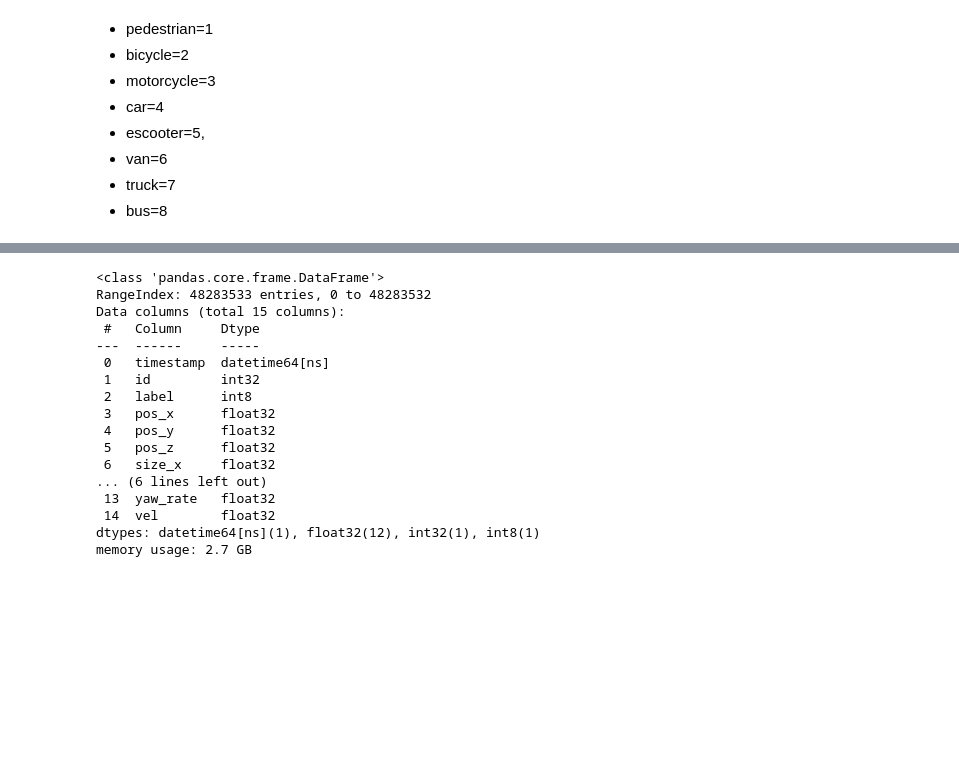
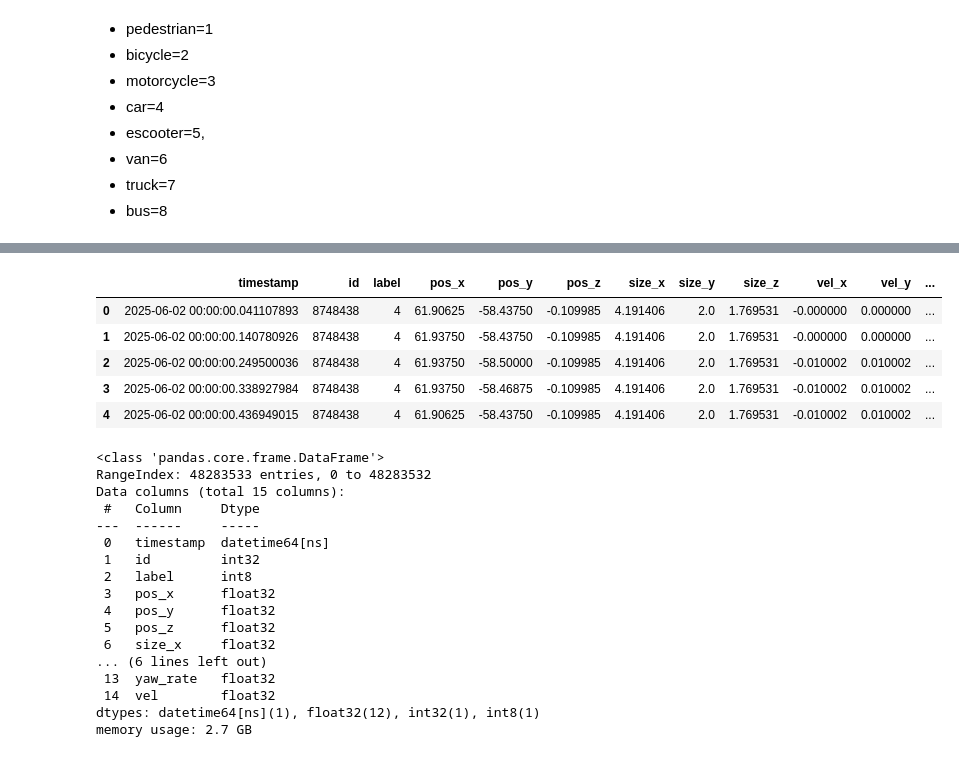
Before and after one commit to saikaushhikp/Flow_analytics, a Jupyter notebook: base_v2.ipynb, the cells around one changed output, grey strips where cells are left out. Drawn from its saved outputs; the diff is of its cells as text; code cells hidden in the pictures; blank space fills up the shorter version.

```diff
--- a/base_v2.ipynb
+++ b/base_v2.ipynb
@@ -134,3 +134,14 @@ df.head()
+# %%
+obj_id = 8748438
+df_id = df[df["id"] == obj_id].sort_values("timestamp").reset_index(drop=True)
+df_id.head()
+# %% [output]
+|  | timestamp | id | label | pos_x | pos_y | pos_z | size_x | size_y | size_z | vel_x | vel_y | ... |
+| 0 | 2025-06-02 00:00:00.041107893 | 8748438 | 4 | 61.90625 | -58.43750 | -0.109985 | 4.191406 | 2.0 | 1.769531 | -0.000000 | 0.000000 | ... |
+| 1 | 2025-06-02 00:00:00.140780926 | 8748438 | 4 | 61.93750 | -58.43750 | -0.109985 | 4.191406 | 2.0 | 1.769531 | -0.000000 | 0.000000 | ... |
+| 2 | 2025-06-02 00:00:00.249500036 | 8748438 | 4 | 61.93750 | -58.50000 | -0.109985 | 4.191406 | 2.0 | 1.769531 | -0.010002 | 0.010002 | ... |
+| 3 | 2025-06-02 00:00:00.338927984 | 8748438 | 4 | 61.93750 | -58.46875 | -0.109985 | 4.191406 | 2.0 | 1.769531 | -0.010002 | 0.010002 | ... |
+| 4 | 2025-06-02 00:00:00.436949015 | 8748438 | 4 | 61.90625 | -58.43750 | -0.109985 | 4.191406 | 2.0 | 1.769531 | -0.010002 | 0.010002 | ... |
 # %%
 df.info()
 # %% [output]
```
Also changed, not shown: parts of 3 cells of this notebook, 8 other files.
